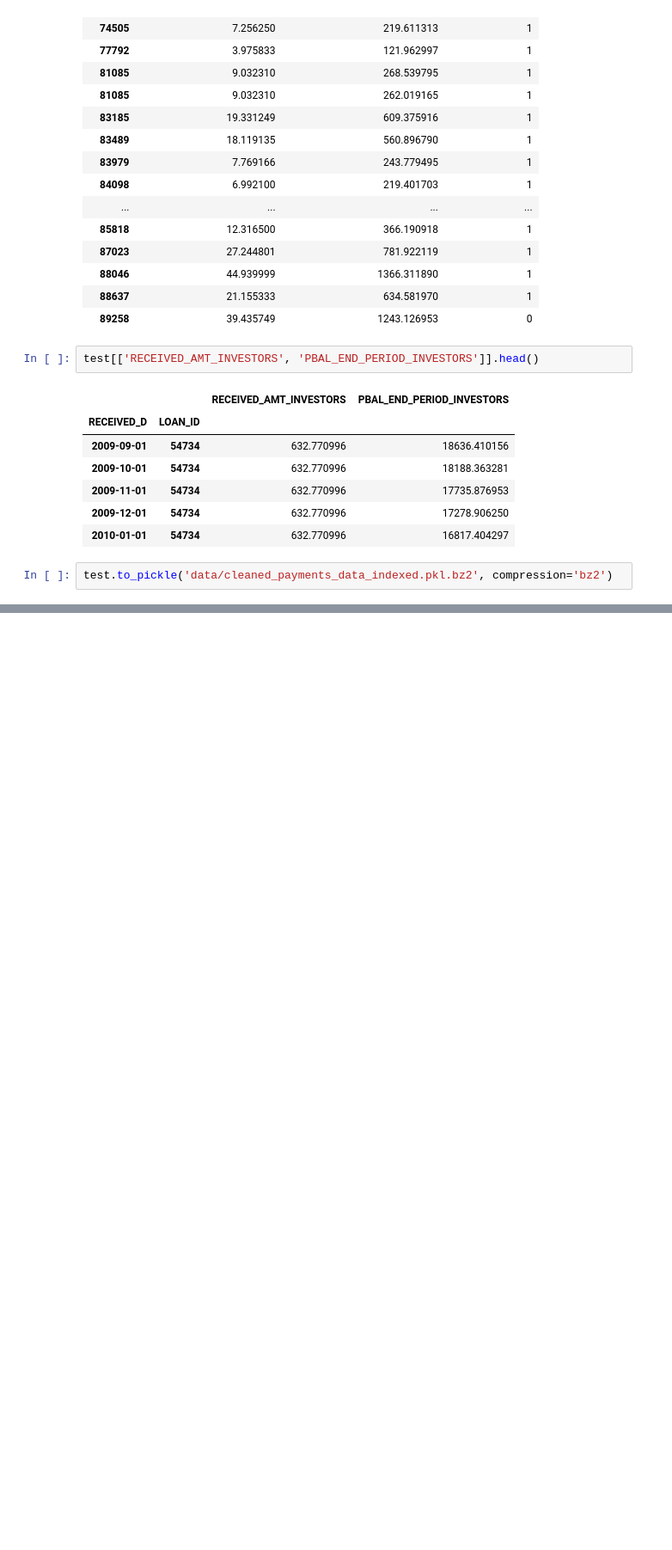
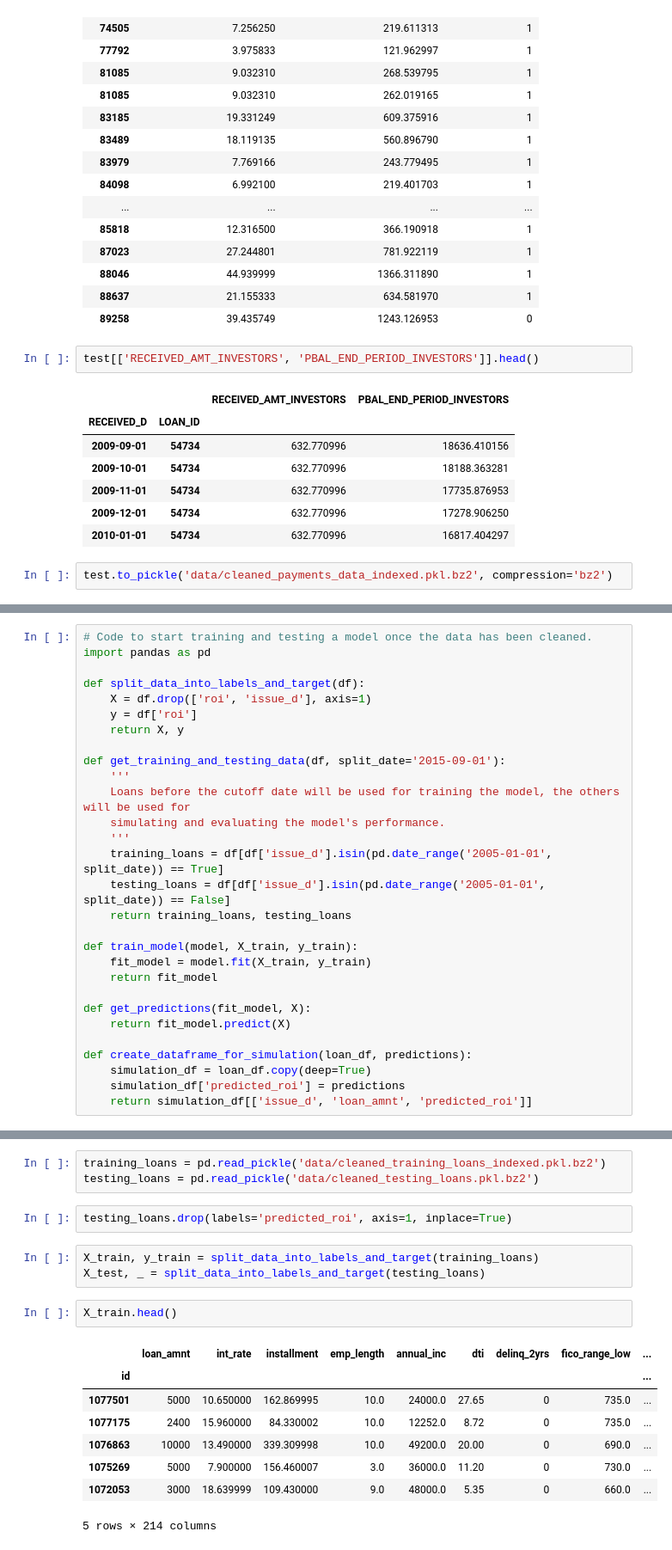
Before and after one commit to Booleans/consumer-loan-investment-strategy-simulator, a Jupyter notebook: AWS-portfolio-simulation.ipynb, the cells around one changed output, grey strips where cells are left out. Shown: that part at 86% size. Saved outputs shown, nothing was run; the diff lists cells and outputs as text; blank space fills up the shorter version.

```diff
--- a/AWS-portfolio-simulation.ipynb
+++ b/AWS-portfolio-simulation.ipynb
@@ -178,0 +256,29 @@ test.to_pickle('data/cleaned_payments_data_indexed.pkl.bz2', compression='bz2')
+# %%
+# Code to start training and testing a model once the data has been cleaned.
+import pandas as pd
+
+def split_data_into_labels_and_target(df):
+    X = df.drop(['roi', 'issue_d'], axis=1)
+    y = df['roi']
+    return X, y
+
+def get_training_and_testing_data(df, split_date='2015-09-01'):
+    '''
+    Loans before the cutoff date will be used for training the model, the others will be used for
+    simulating and evaluating the model's performance.
+    '''
+    training_loans = df[df['issue_d'].isin(pd.date_range('2005-01-01', split_date)) == True]
+    testing_loans = df[df['issue_d'].isin(pd.date_range('2005-01-01', split_date)) == False]
+    return training_loans, testing_loans
+
+def train_model(model, X_train, y_train):
+    fit_model = model.fit(X_train, y_train)
+    return fit_model
+
+def get_predictions(fit_model, X):
+    return fit_model.predict(X)
+
+def create_dataframe_for_simulation(loan_df, predictions):
+    simulation_df = loan_df.copy(deep=True)
+    simulation_df['predicted_roi'] = predictions
+    return simulation_df[['issue_d', 'loan_amnt', 'predicted_roi']]
@@ -178,0 +358,19 @@ test.to_pickle('data/cleaned_payments_data_indexed.pkl.bz2', compression='bz2')
+# %%
+training_loans = pd.read_pickle('data/cleaned_training_loans_indexed.pkl.bz2')
+testing_loans = pd.read_pickle('data/cleaned_testing_loans.pkl.bz2')
+# %%
+testing_loans.drop(labels='predicted_roi', axis=1, inplace=True)
+# %%
+X_train, y_train = split_data_into_labels_and_target(training_loans)
+X_test, _ = split_data_into_labels_and_target(testing_loans)
+# %%
+X_train.head()
+# %% [output]
+|  | loan_amnt | int_rate | installment | emp_length | annual_inc | dti | delinq_2yrs | fico_range_low | ... |
+| id |  |  |  |  |  |  |  |  | ... |
+| 1077501 | 5000 | 10.650000 | 162.869995 | 10.0 | 24000.0 | 27.65 | 0 | 735.0 | ... |
+| 1077175 | 2400 | 15.960000 | 84.330002 | 10.0 | 12252.0 | 8.72 | 0 | 735.0 | ... |
+| 1076863 | 10000 | 13.490000 | 339.309998 | 10.0 | 49200.0 | 20.00 | 0 | 690.0 | ... |
+| 1075269 | 5000 | 7.900000 | 156.460007 | 3.0 | 36000.0 | 11.20 | 0 | 730.0 | ... |
+| 1072053 | 3000 | 18.639999 | 109.430000 | 9.0 | 48000.0 | 5.35 | 0 | 660.0 | ... |
+5 rows × 214 columns
```
Also changed, not shown: parts of 35 cells of this notebook, 3 other files.
